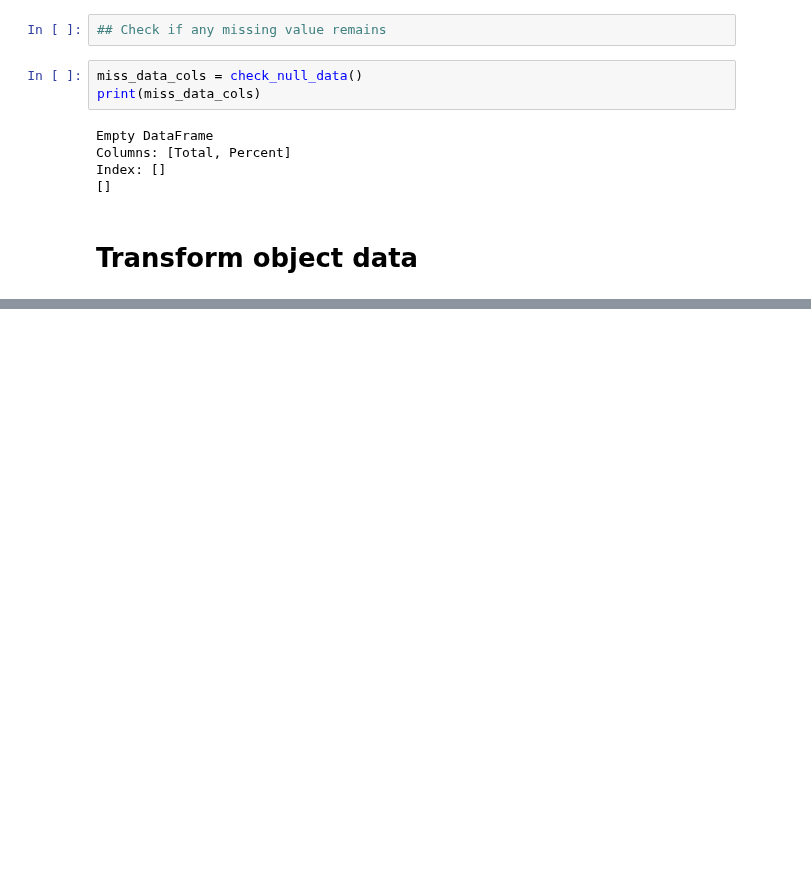
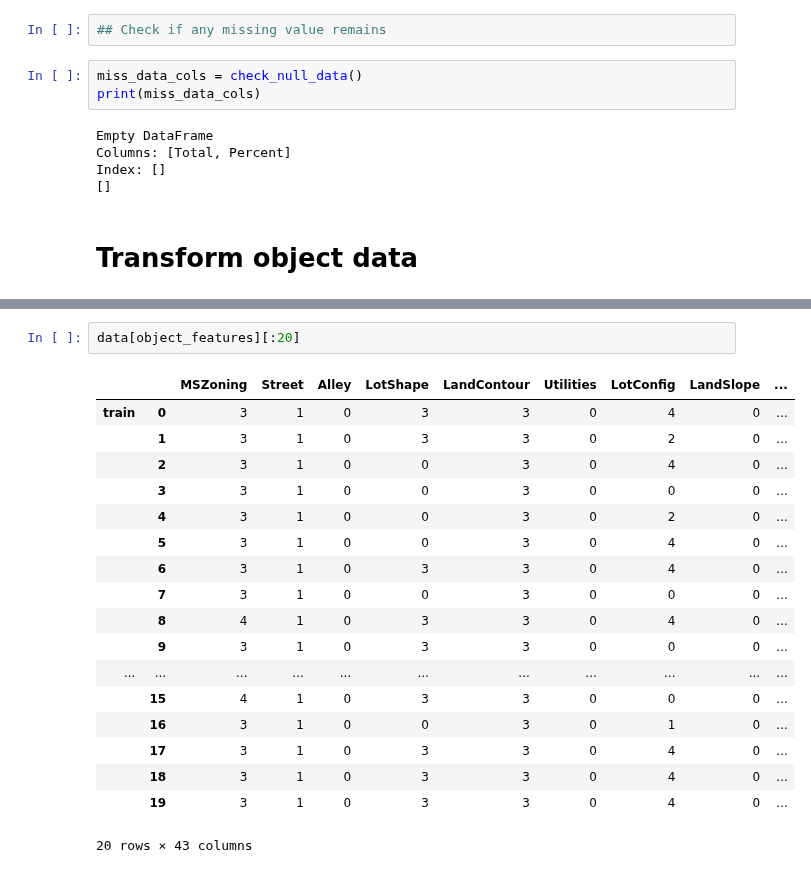
Before and after one commit to latuannetnam/kaggle, a Jupyter notebook: House Prices/House price analysis - version 4 (fill NaN for every columns).ipynb, the cells around one changed output, grey strips where cells are left out. Cells and saved outputs as stored; diff of their text form; blank space fills up the shorter version.

```diff
--- a/House Prices/House price analysis - version 4 (fill NaN for every columns).ipynb
+++ b/House Prices/House price analysis - version 4 (fill NaN for every columns).ipynb
@@ -488,0 +521,21 @@ data[:5]
+# %%
+data[object_features][:20]
+# %% [output]
+|  |  | MSZoning | Street | Alley | LotShape | LandContour | Utilities | LotConfig | LandSlope | ... |
+| train | 0 | 3 | 1 | 0 | 3 | 3 | 0 | 4 | 0 | ... |
+|  | 1 | 3 | 1 | 0 | 3 | 3 | 0 | 2 | 0 | ... |
+|  | 2 | 3 | 1 | 0 | 0 | 3 | 0 | 4 | 0 | ... |
+|  | 3 | 3 | 1 | 0 | 0 | 3 | 0 | 0 | 0 | ... |
+|  | 4 | 3 | 1 | 0 | 0 | 3 | 0 | 2 | 0 | ... |
+|  | 5 | 3 | 1 | 0 | 0 | 3 | 0 | 4 | 0 | ... |
+|  | 6 | 3 | 1 | 0 | 3 | 3 | 0 | 4 | 0 | ... |
+|  | 7 | 3 | 1 | 0 | 0 | 3 | 0 | 0 | 0 | ... |
+|  | 8 | 4 | 1 | 0 | 3 | 3 | 0 | 4 | 0 | ... |
+|  | 9 | 3 | 1 | 0 | 3 | 3 | 0 | 0 | 0 | ... |
+| ... | ... | ... | ... | ... | ... | ... | ... | ... | ... | ... |
+|  | 15 | 4 | 1 | 0 | 3 | 3 | 0 | 0 | 0 | ... |
+|  | 16 | 3 | 1 | 0 | 0 | 3 | 0 | 1 | 0 | ... |
+|  | 17 | 3 | 1 | 0 | 3 | 3 | 0 | 4 | 0 | ... |
+|  | 18 | 3 | 1 | 0 | 3 | 3 | 0 | 4 | 0 | ... |
+|  | 19 | 3 | 1 | 0 | 3 | 3 | 0 | 4 | 0 | ... |
+20 rows × 43 columns
```
Also changed, not shown: parts of 13 cells of this notebook, 3 other files.
